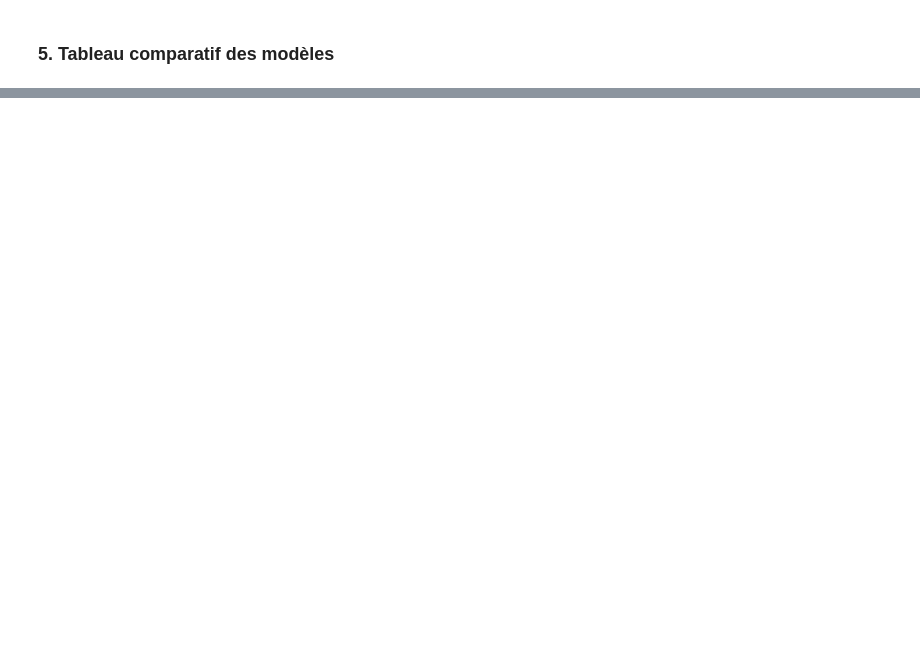
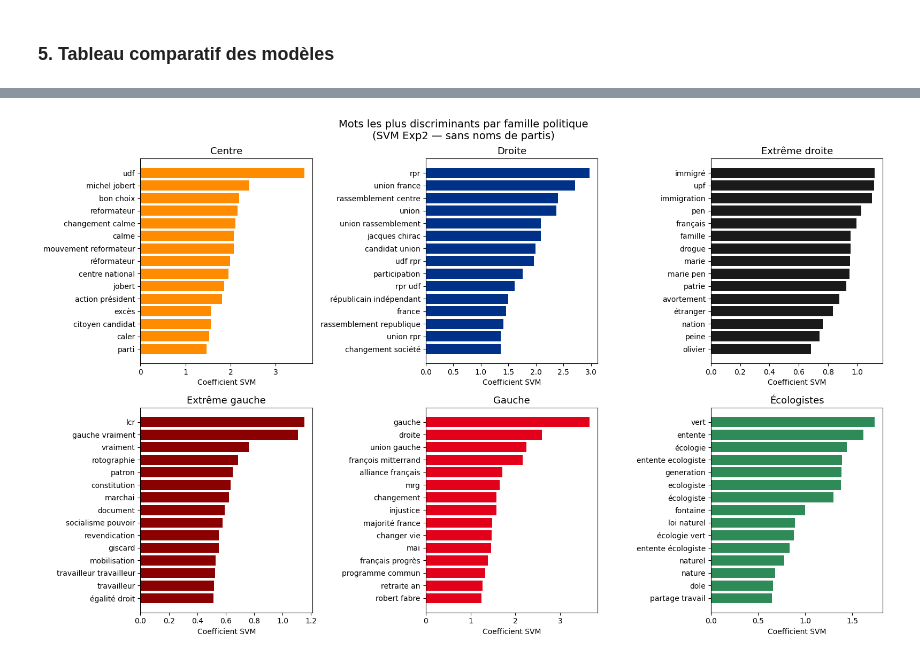
Before and after one commit to GabinSmt/archelec-political-detection, a Jupyter notebook: notebooks/archelec_political_detection.ipynb, the cells around one changed output, grey strips where cells are left out. Saved outputs shown, nothing was run; the diff lists cells and outputs as text; code cells hidden in the pictures; blank space fills up the shorter version.

```diff
--- a/notebooks/archelec_political_detection.ipynb
+++ b/notebooks/archelec_political_detection.ipynb
@@ -697,0 +767,24 @@ NameError: name 'y_test' is not defined
+# %%
+# Mots les plus discriminants — SVM Exp2
+feature_names = pipeline_svm_exp2.named_steps['tfidf'].get_feature_names_out()
+coefs = pipeline_svm_exp2.named_steps['clf'].coef_
+classes = pipeline_svm_exp2.named_steps['clf'].classes_
+
+fig, axes = plt.subplots(2, 3, figsize=(16, 10))
+axes = axes.flatten()
+
+for i, classe in enumerate(classes):
+    top_idx = coefs[i].argsort()[-15:][::-1]
+    top_words = [feature_names[j] for j in top_idx]
+    top_scores = [coefs[i][j] for j in top_idx]
+
+    axes[i].barh(top_words[::-1], top_scores[::-1], color=colors[classe])
+    axes[i].set_title(f'{classe}', fontsize=13)
+    axes[i].set_xlabel('Coefficient SVM')
+
+plt.suptitle('Mots les plus discriminants par famille politique\n(SVM Exp2 — sans noms de partis)',
+             fontsize=14)
+plt.tight_layout()
+plt.show()
+# %% [output]
+[figure, added]
```
Also changed, not shown: parts of 14 cells of this notebook.
